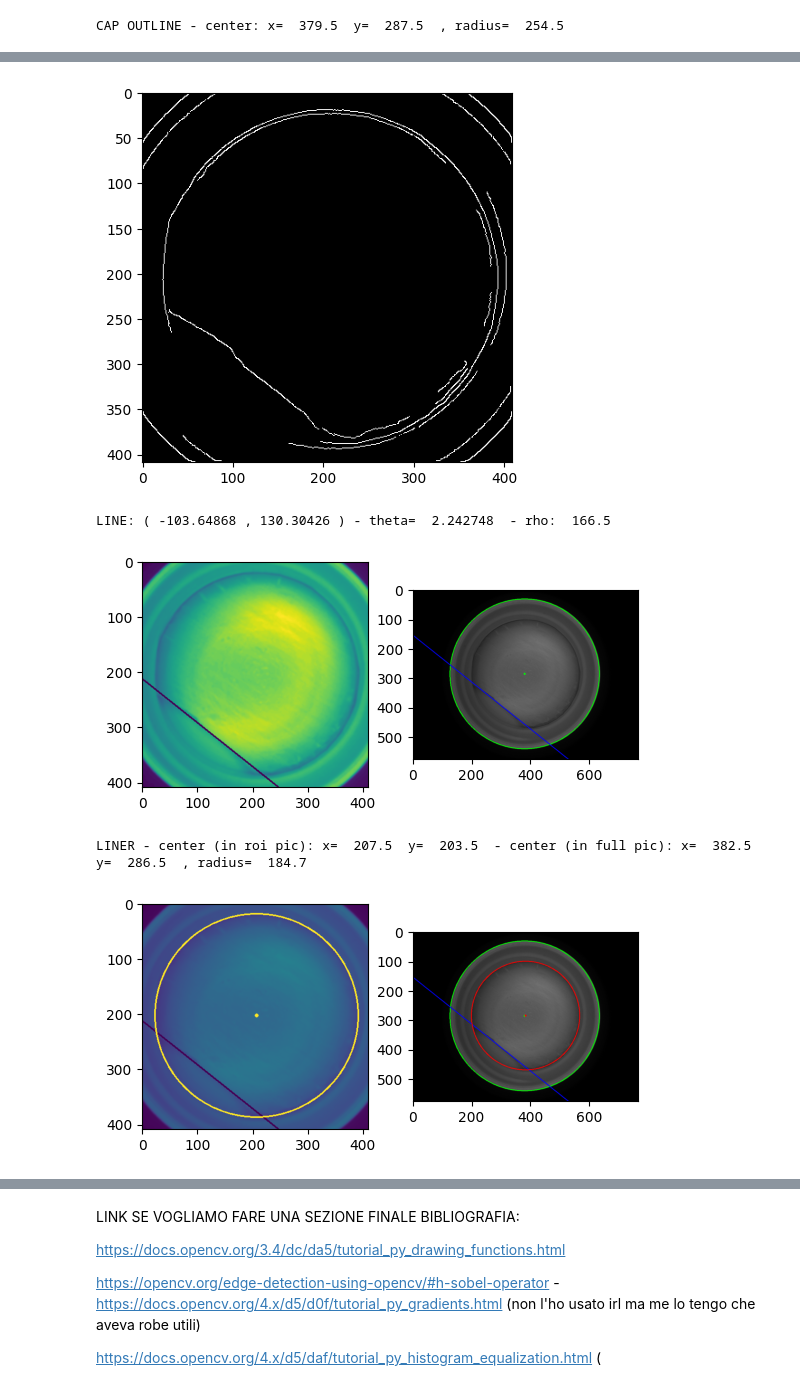
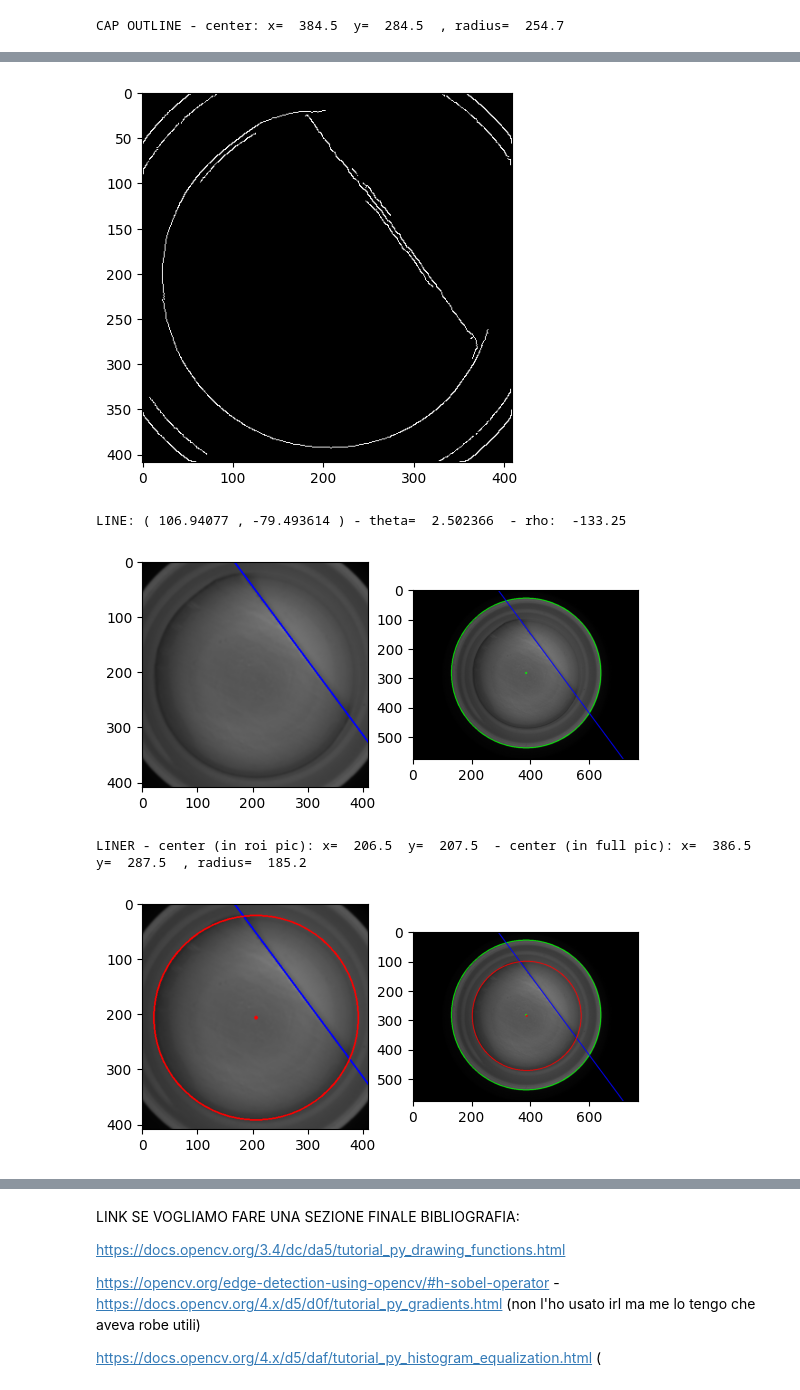
Before and after one commit to LucreziaPonti/PROJECT_cv, a Jupyter notebook: bozza_prova_altri_Test_lucry.ipynb, the cells around one changed output, grey strips where cells are left out. Saved outputs shown, nothing was run; the diff lists cells and outputs as text; code cells hidden in the pictures.

```diff
--- a/bozza_prova_altri_Test_lucry.ipynb
+++ b/bozza_prova_altri_Test_lucry.ipynb
@@ -7,7 +7,7 @@ from matplotlib import pyplot as plt
 import math
 
 #### LOAD and show IMAGE
-img_color = cv2.imread('cap-inspection-images/project_1_liner_inspection/d_19.bmp')
+img_color = cv2.imread('cap-inspection-images/project_1_liner_inspection/d_17.bmp')
 #img_color = cv2.imread('cap-inspection-images/project_1_liner_inspection/g_01.bmp')
 img = cv2.cvtColor(img_color,cv2.COLOR_BGR2GRAY)
 plt.figure()
@@ -50,7 +50,7 @@ y_max=math.ceil(center[1]+offset)
 y_min=math.floor(center[1]-offset)
 
 img_roi=img_blur[y_min:y_max,x_min:x_max]
-img_roi_show=img_roi.copy()
+img_roi_show=cv2.cvtColor(img_roi, cv2.COLOR_GRAY2RGB)
 
 
 
@@ -199,4 +199,4 @@ plt.imshow(img_color)
 plt.show()
 # %% [output]
 [figure]
-CAP OUTLINE - center: x=  379.5  y=  287.5  , radius=  254.5
+CAP OUTLINE - center: x=  384.5  y=  284.5  , radius=  254.7
@@ -204,5 +204,5 @@ CAP OUTLINE - center: x=  379.5  y=  287.5  , radius=  254.5
-[figure, old version]
+[figure, new version]
-LINE: ( -103.64868 , 130.30426 ) - theta=  2.242748  - rho:  166.5
+LINE: ( 106.94077 , -79.493614 ) - theta=  2.502366  - rho:  -133.25
-[figure, old version]
+[figure, new version]
-LINER - center (in roi pic): x=  207.5  y=  203.5  - center (in full pic): x=  382.5  y=  286.5  , radius=  184.7
+LINER - center (in roi pic): x=  206.5  y=  207.5  - center (in full pic): x=  386.5  y=  287.5  , radius=  185.2
-[figure, old version]
+[figure, new version]
```
Also changed, not shown: parts of 3 cells of this notebook.
